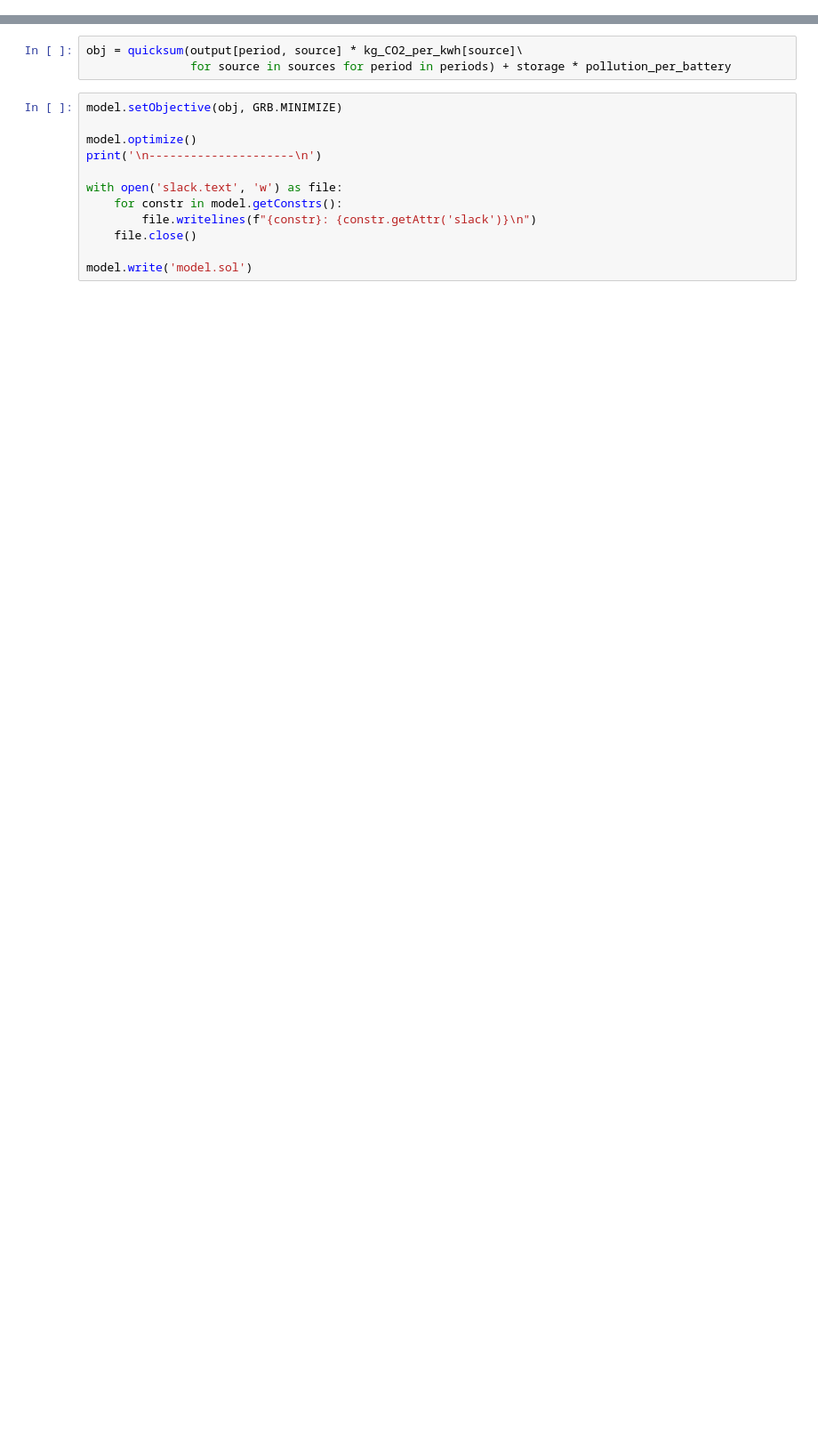
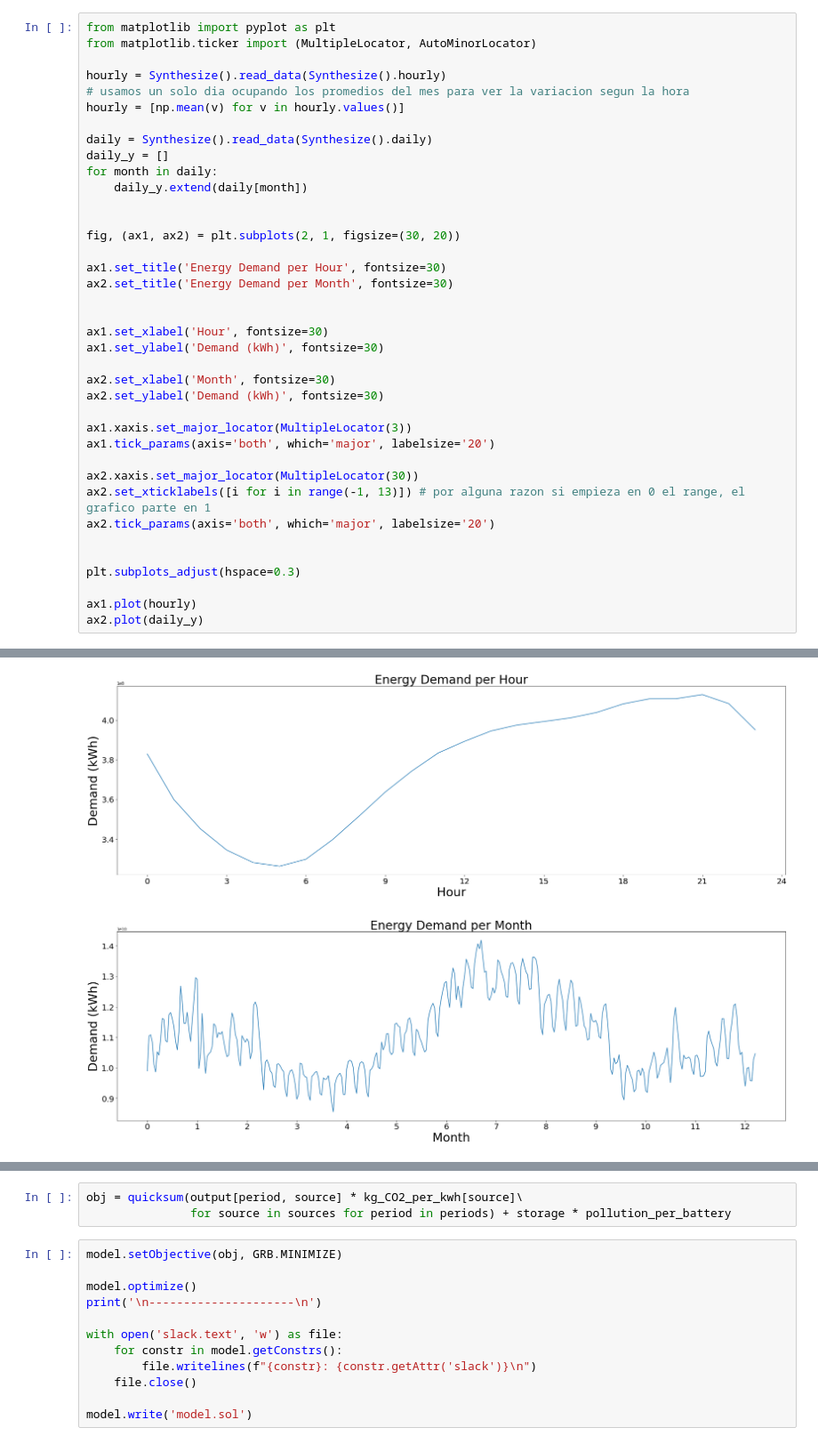
Before and after one commit to rieg-ec/opti-modeling, a Jupyter notebook: modelo.ipynb, the cells around one changed output, grey strips where cells are left out. Shown at 89% size. Drawn from its saved outputs; the diff is of its cells as text; blank space fills up the shorter version.

```diff
--- a/modelo.ipynb
+++ b/modelo.ipynb
@@ -76,0 +86,39 @@ prod_units_limit = {source:limit for source,
+# %%
+from matplotlib import pyplot as plt
+from matplotlib.ticker import (MultipleLocator, AutoMinorLocator)
+
+hourly = Synthesize().read_data(Synthesize().hourly)
+# usamos un solo dia ocupando los promedios del mes para ver la variacion segun la hora
+hourly = [np.mean(v) for v in hourly.values()]
+
+daily = Synthesize().read_data(Synthesize().daily)
+daily_y = []
+for month in daily:
+    daily_y.extend(daily[month])
+
+
+fig, (ax1, ax2) = plt.subplots(2, 1, figsize=(30, 20))
+
+ax1.set_title('Energy Demand per Hour', fontsize=30)
+ax2.set_title('Energy Demand per Month', fontsize=30)
+
+
+ax1.set_xlabel('Hour', fontsize=30)
+ax1.set_ylabel('Demand (kWh)', fontsize=30)
+
+ax2.set_xlabel('Month', fontsize=30)
+ax2.set_ylabel('Demand (kWh)', fontsize=30)
+
+ax1.xaxis.set_major_locator(MultipleLocator(3))
+ax1.tick_params(axis='both', which='major', labelsize='20')
+
+ax2.xaxis.set_major_locator(MultipleLocator(30))
+ax2.set_xticklabels([i for i in range(-1, 13)]) # por alguna razon si empieza en 0 el range, el grafico parte en 1
+ax2.tick_params(axis='both', which='major', labelsize='20')
+
+
+plt.subplots_adjust(hspace=0.3)
+
+ax1.plot(hourly)
+ax2.plot(daily_y)
+# %% [output]
@@ -76,0 +126 @@ prod_units_limit = {source:limit for source,
+[figure, added]
```
Also changed, not shown: parts of 11 cells of this notebook, 4 other files.
